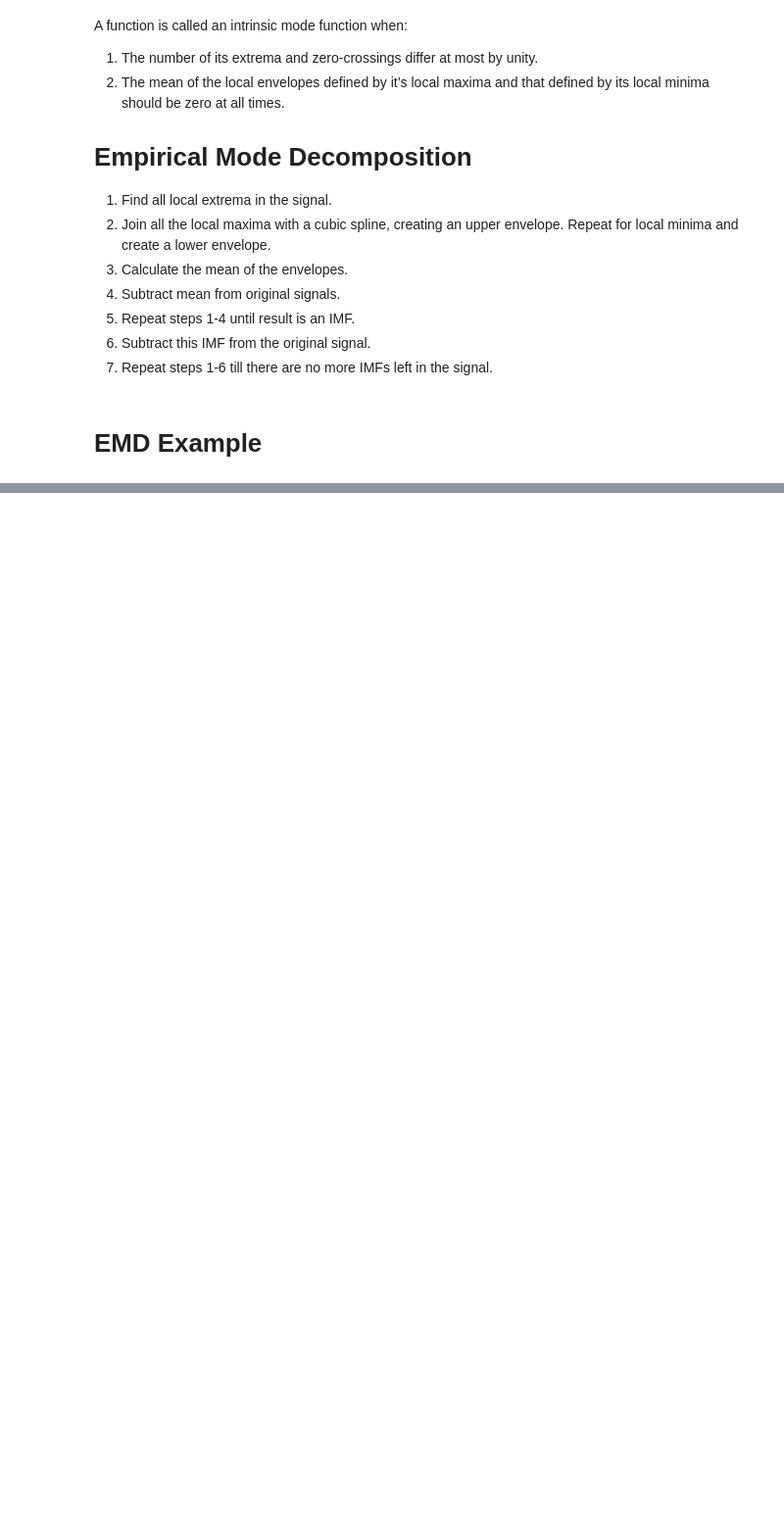
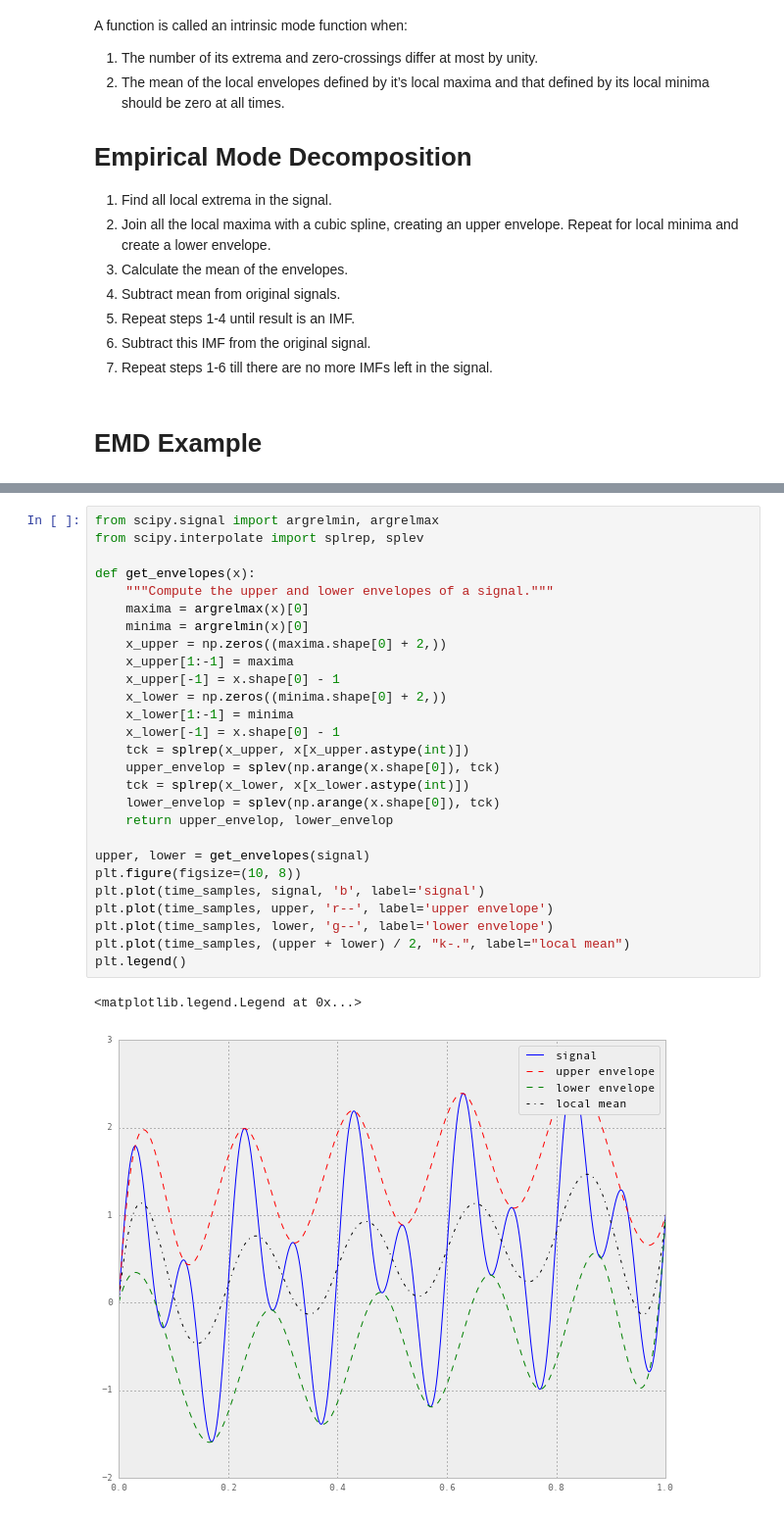
Before and after one commit to jaidevd/jaidevd.github.io, a Jupyter notebook: blog/posts/nonlinear-nonstationary-signal-processing.ipynb, the cells around one changed output, grey strips where cells are left out. Shown at 98% size. Cells and saved outputs as stored; diff of their text form; blank space fills up the shorter version.

```diff
--- a/blog/posts/nonlinear-nonstationary-signal-processing.ipynb
+++ b/blog/posts/nonlinear-nonstationary-signal-processing.ipynb
@@ -235,0 +250,30 @@ A function is called an intrinsic mode function when:
+# %%
+from scipy.signal import argrelmin, argrelmax
+from scipy.interpolate import splrep, splev
+
+def get_envelopes(x):
+    """Compute the upper and lower envelopes of a signal."""
+    maxima = argrelmax(x)[0]
+    minima = argrelmin(x)[0]
+    x_upper = np.zeros((maxima.shape[0] + 2,))
+    x_upper[1:-1] = maxima
+    x_upper[-1] = x.shape[0] - 1
+    x_lower = np.zeros((minima.shape[0] + 2,))
+    x_lower[1:-1] = minima
+    x_lower[-1] = x.shape[0] - 1
+    tck = splrep(x_upper, x[x_upper.astype(int)])
+    upper_envelop = splev(np.arange(x.shape[0]), tck)
+    tck = splrep(x_lower, x[x_lower.astype(int)])
+    lower_envelop = splev(np.arange(x.shape[0]), tck)
+    return upper_envelop, lower_envelop
+
+upper, lower = get_envelopes(signal)
+plt.figure(figsize=(10, 8))
+plt.plot(time_samples, signal, 'b', label='signal')
+plt.plot(time_samples, upper, 'r--', label='upper envelope')
+plt.plot(time_samples, lower, 'g--', label='lower envelope')
+plt.plot(time_samples, (upper + lower) / 2, "k-.", label="local mean")
+plt.legend()
+# %% [output]
+<matplotlib.legend.Legend at 0x...>
+[figure, added]
```
Also changed, not shown: parts of 3 cells of this notebook, 1 other file.
